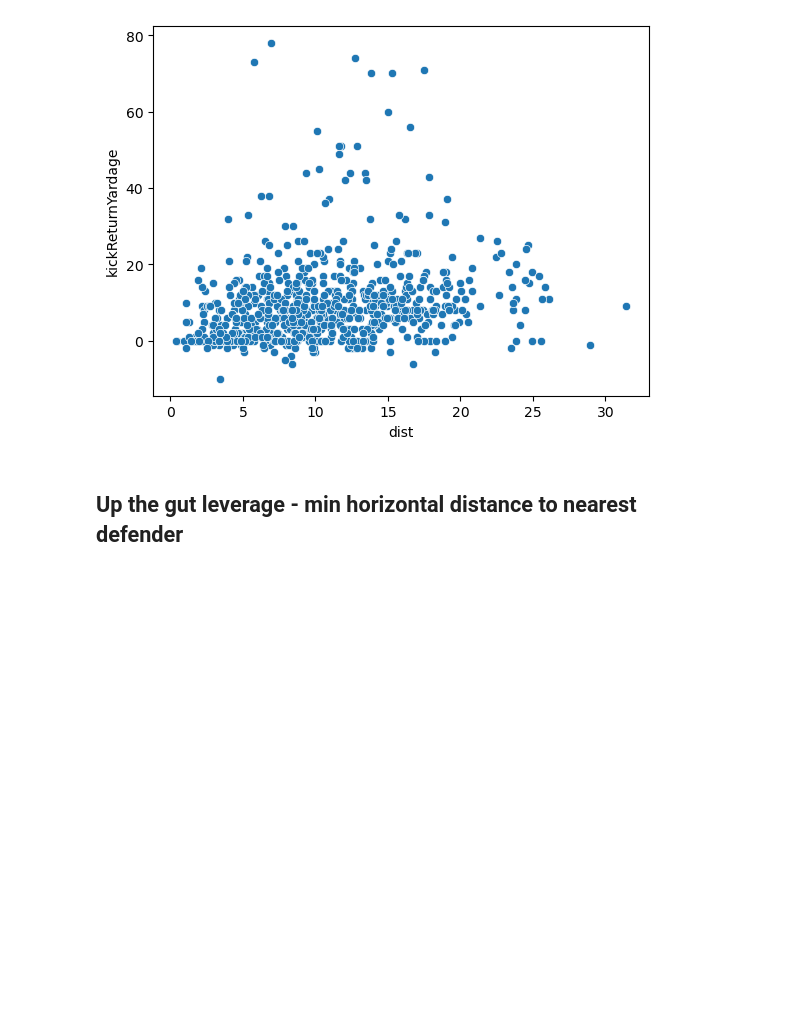
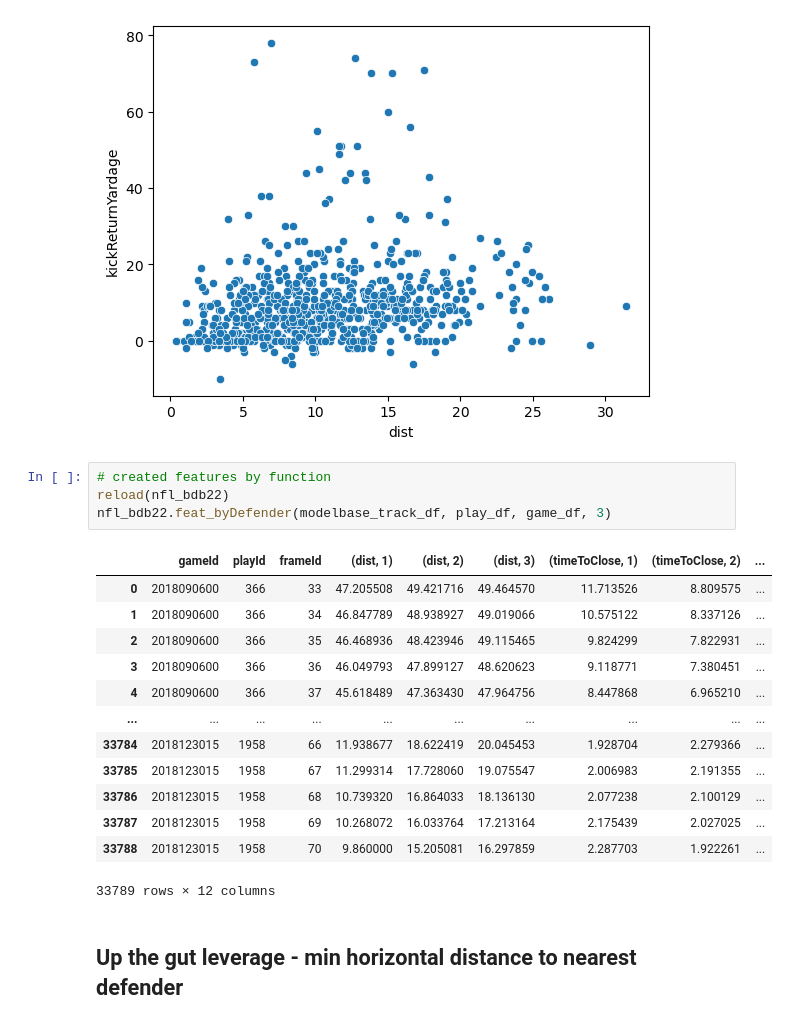
Before and after one commit to pschlais/kaggle_nfl_bdb_2022, a Jupyter notebook: 2_FeatureDefinition.ipynb, the cells around one changed output. Cells and saved outputs as stored; diff of their text form; blank space fills up the shorter version.

```diff
--- a/2_FeatureDefinition.ipynb
+++ b/2_FeatureDefinition.ipynb
@@ -244,6 +235,24 @@ sns.scatterplot(data=temp_df.query('timeToCatch==0.0 & distOrder==1'), x='dist',
 # %% [output]
 <AxesSubplot:xlabel='dist', ylabel='kickReturnYardage'>
 [figure]
+# %%
+# created features by function
+reload(nfl_bdb22)
+nfl_bdb22.feat_byDefender(modelbase_track_df, play_df, game_df, 3)
+# %% [output]
+|  | gameId | playId | frameId | (dist, 1) | (dist, 2) | (dist, 3) | (timeToClose, 1) | (timeToClose, 2) | ... |
+| 0 | 2018090600 | 366 | 33 | 47.205508 | 49.421716 | 49.464570 | 11.713526 | 8.809575 | ... |
+| 1 | 2018090600 | 366 | 34 | 46.847789 | 48.938927 | 49.019066 | 10.575122 | 8.337126 | ... |
+| 2 | 2018090600 | 366 | 35 | 46.468936 | 48.423946 | 49.115465 | 9.824299 | 7.822931 | ... |
+| 3 | 2018090600 | 366 | 36 | 46.049793 | 47.899127 | 48.620623 | 9.118771 | 7.380451 | ... |
+| 4 | 2018090600 | 366 | 37 | 45.618489 | 47.363430 | 47.964756 | 8.447868 | 6.965210 | ... |
+| ... | ... | ... | ... | ... | ... | ... | ... | ... | ... |
+| 33784 | 2018123015 | 1958 | 66 | 11.938677 | 18.622419 | 20.045453 | 1.928704 | 2.279366 | ... |
+| 33785 | 2018123015 | 1958 | 67 | 11.299314 | 17.728060 | 19.075547 | 2.006983 | 2.191355 | ... |
+| 33786 | 2018123015 | 1958 | 68 | 10.739320 | 16.864033 | 18.136130 | 2.077238 | 2.100129 | ... |
+| 33787 | 2018123015 | 1958 | 69 | 10.268072 | 16.033764 | 17.213164 | 2.175439 | 2.027025 | ... |
+| 33788 | 2018123015 | 1958 | 70 | 9.860000 | 15.205081 | 16.297859 | 2.287703 | 1.922261 | ... |
+33789 rows × 12 columns
 # %% [markdown]
 ## Up the gut leverage - min horizontal distance to nearest defender
 # %%
```
Also changed, not shown: parts of 7 cells of this notebook, 1 other file.
